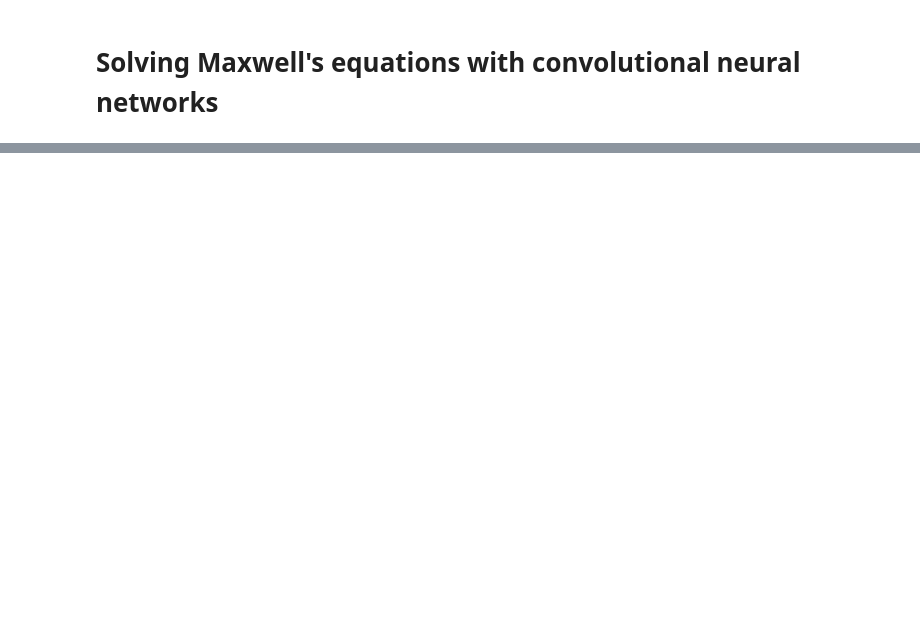
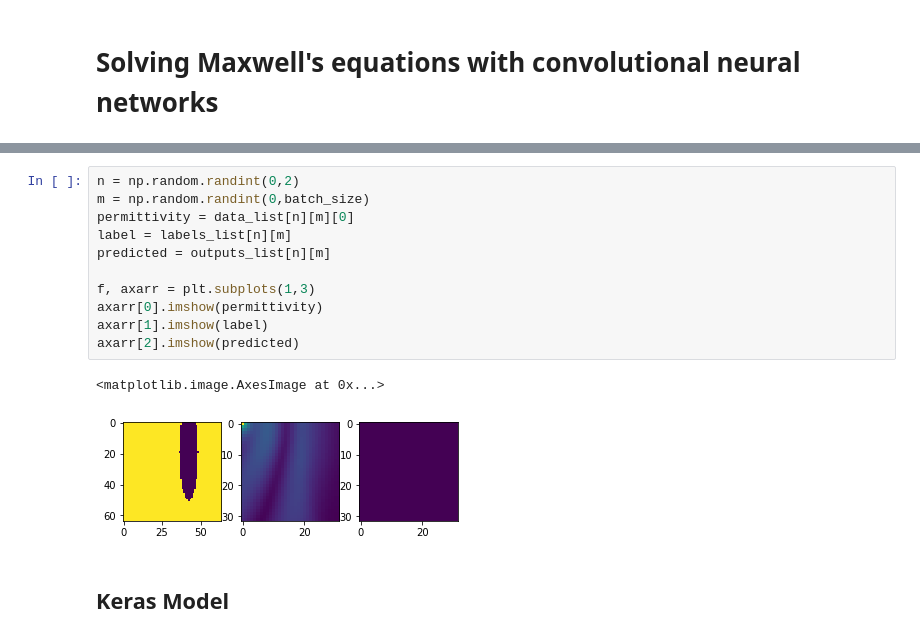
Before and after one commit to bencbartlett/neural-maxwell, a Jupyter notebook: CS229_Final_Project.ipynb, the cells around one changed output, grey strips where cells are left out. Cells and saved outputs as stored; diff of their text form; blank space fills up the shorter version.

```diff
--- a/CS229_Final_Project.ipynb
+++ b/CS229_Final_Project.ipynb
@@ -23,3 +154,19 @@ permittivities, proximities, Hx, Hy, Ez = load_batch("datasets/test.hdf5", "rect
+# %%
+n = np.random.randint(0,2)
+m = np.random.randint(0,batch_size)
+permittivity = data_list[n][m][0]
+label = labels_list[n][m]
+predicted = outputs_list[n][m]
+
+f, axarr = plt.subplots(1,3)
+axarr[0].imshow(permittivity)
+axarr[1].imshow(label)
+axarr[2].imshow(predicted)
+# %% [output]
+<matplotlib.image.AxesImage at 0x...>
+[figure, added]
+# %% [markdown]
+## Keras Model
 # %%
 # inputs = Input(shape=(64, 64, 1))#, 2))
 
```
Also changed, not shown: parts of 21 cells of this notebook, 2 other files.
